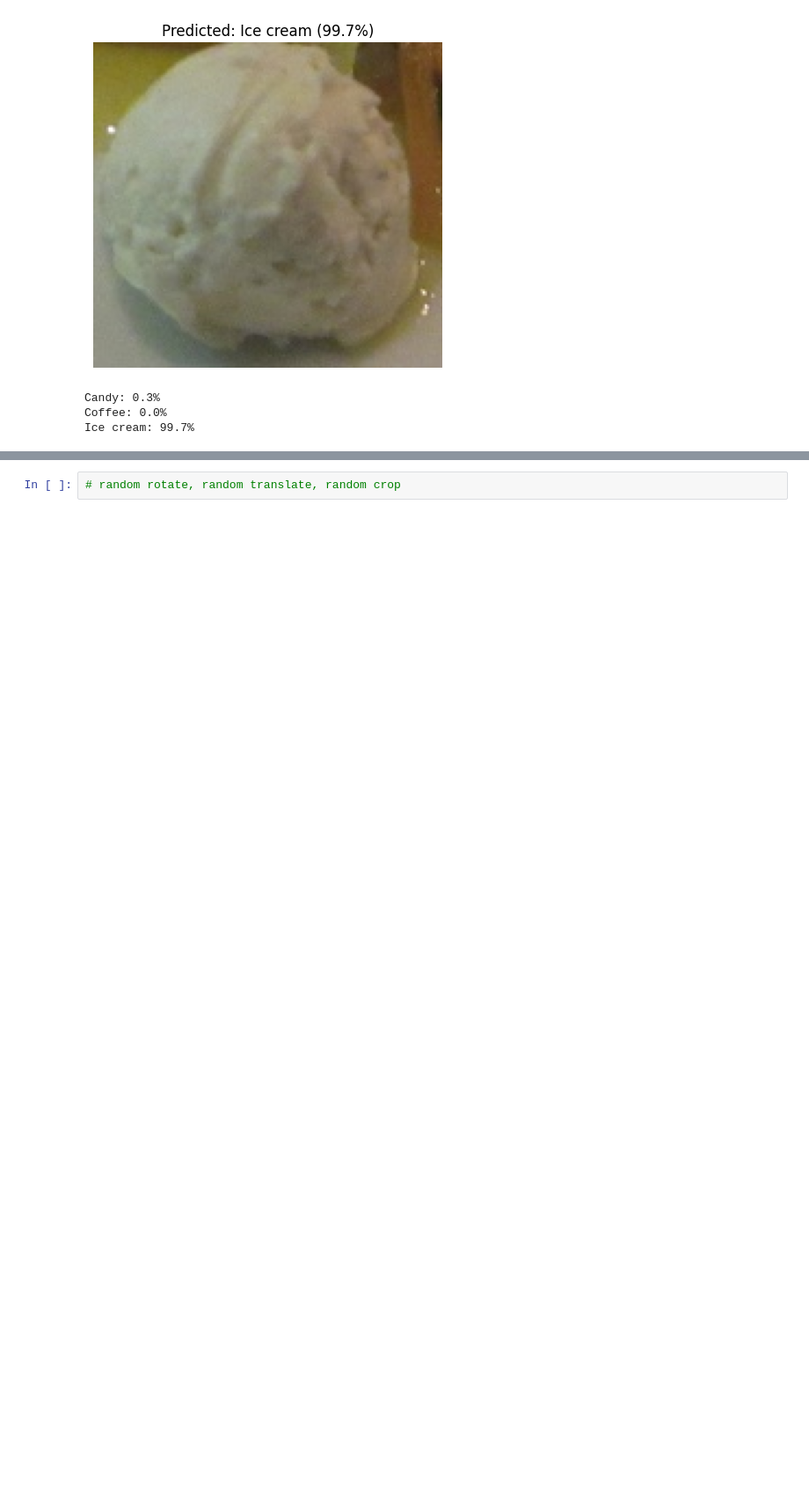
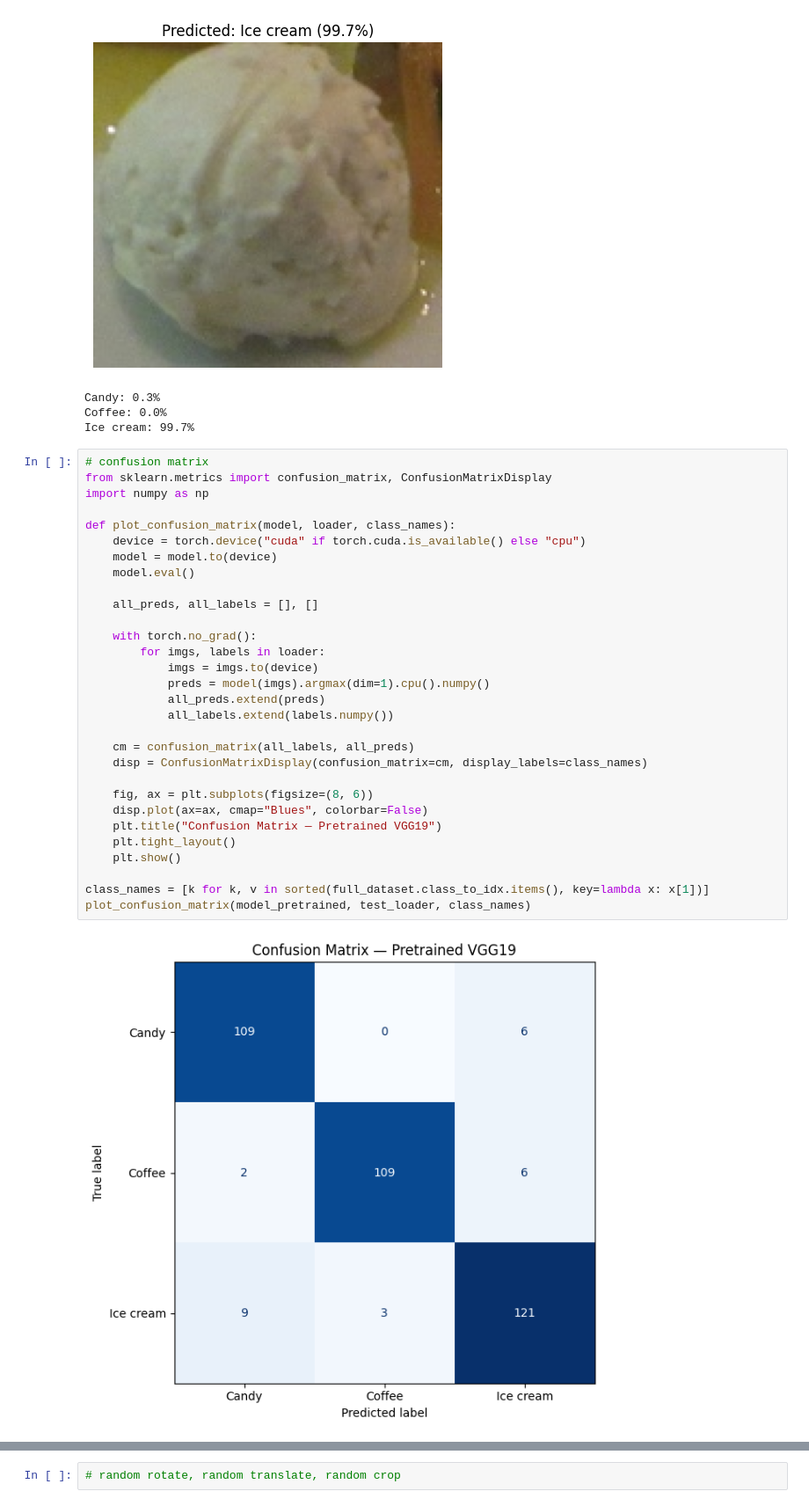
Before and after one commit to GeorgH02/Image-Classification, a Jupyter notebook: project.ipynb, the cells around one changed output, grey strips where cells are left out. Shown at 88% size. Saved outputs shown, nothing was run; the diff lists cells and outputs as text; blank space fills up the shorter version.

```diff
--- a/project.ipynb
+++ b/project.ipynb
@@ -234,4 +310,36 @@ predict_image(model_pretrained, test_image_path, base_transform)
 Candy: 0.3%
 Coffee: 0.0%
 Ice cream: 99.7%
+# %%
+# confusion matrix
+from sklearn.metrics import confusion_matrix, ConfusionMatrixDisplay
+import numpy as np
+
+def plot_confusion_matrix(model, loader, class_names):
+    device = torch.device("cuda" if torch.cuda.is_available() else "cpu")
+    model = model.to(device)
+    model.eval()
+
+    all_preds, all_labels = [], []
+
+    with torch.no_grad():
+        for imgs, labels in loader:
+            imgs = imgs.to(device)
+            preds = model(imgs).argmax(dim=1).cpu().numpy()
+            all_preds.extend(preds)
+            all_labels.extend(labels.numpy())
+
+    cm = confusion_matrix(all_labels, all_preds)
+    disp = ConfusionMatrixDisplay(confusion_matrix=cm, display_labels=class_names)
+
+    fig, ax = plt.subplots(figsize=(8, 6))
+    disp.plot(ax=ax, cmap="Blues", colorbar=False)
+    plt.title("Confusion Matrix — Pretrained VGG19")
+    plt.tight_layout()
+    plt.show()
+
+class_names = [k for k, v in sorted(full_dataset.class_to_idx.items(), key=lambda x: x[1])]
+plot_confusion_matrix(model_pretrained, test_loader, class_names)
+# %% [output]
+[figure, added]
 # %% [markdown]
```
Also changed, not shown: parts of 9 cells of this notebook.
